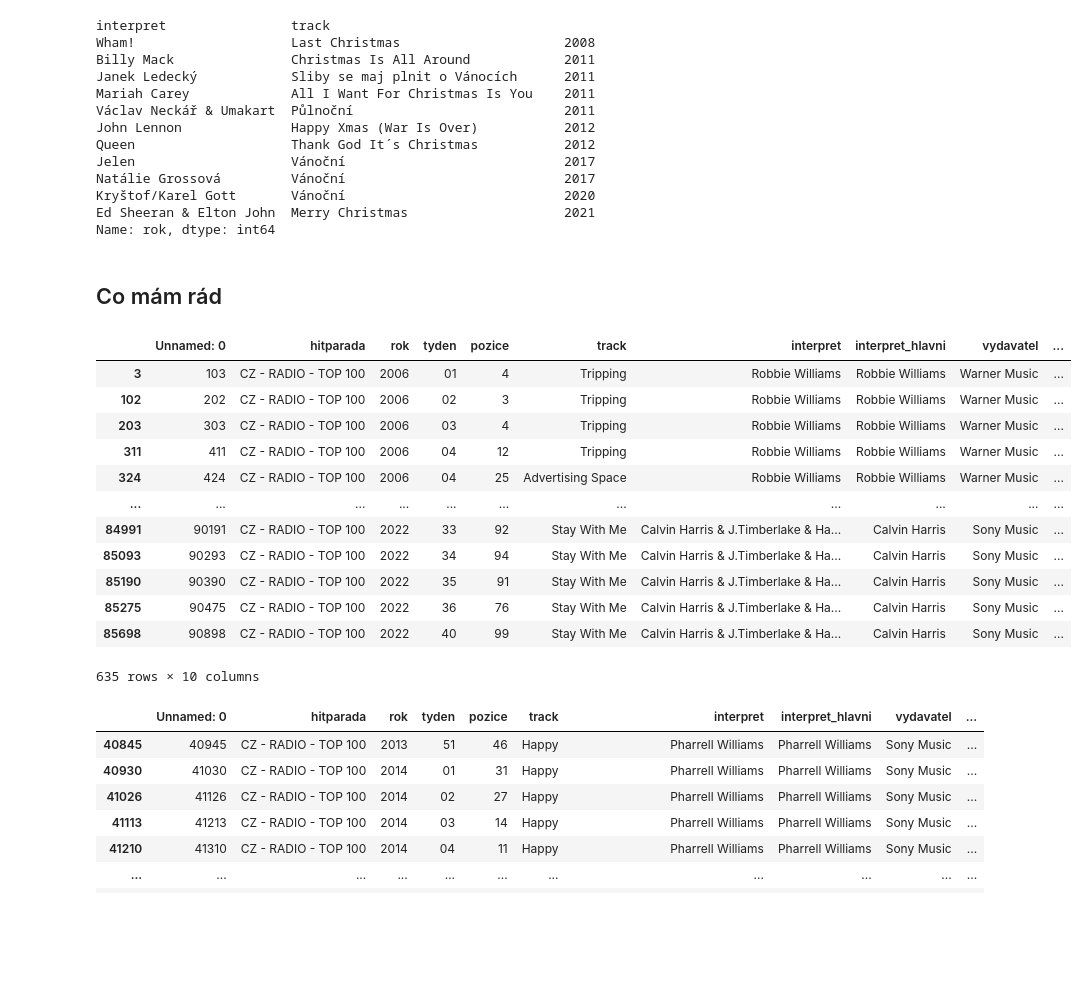
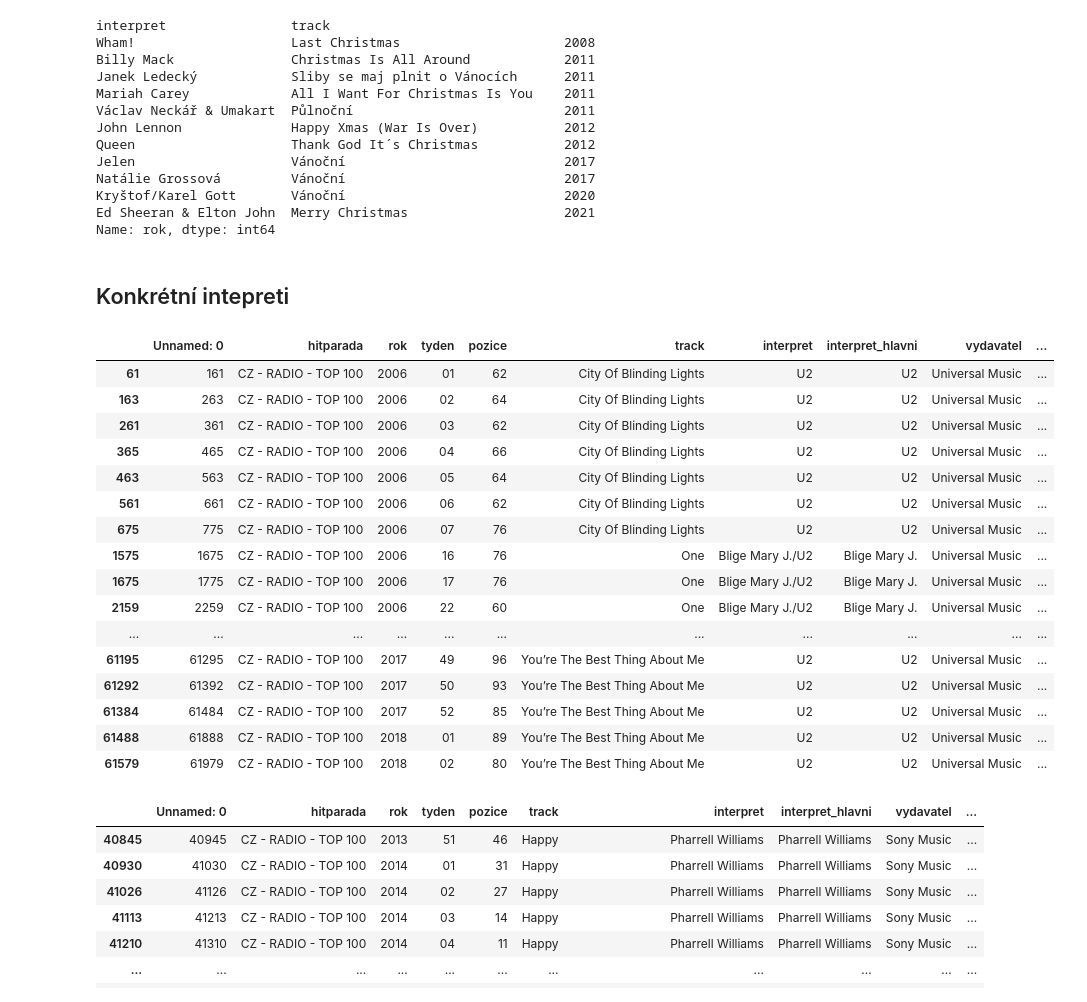
Before and after one commit to DataRozhlas/hitparady, a Jupyter notebook: 100 explorace CZ - RADIO - TOP 100.ipynb, the cells around one changed output. Saved outputs shown, nothing was run; the diff lists cells and outputs as text; code cells hidden in the pictures; blank space fills up the shorter version.

```diff
--- a/100 explorace CZ - RADIO - TOP 100.ipynb
+++ b/100 explorace CZ - RADIO - TOP 100.ipynb
@@ -16,0 +19,2 @@ df.sample(5)
+# %%
+pd.set_option('display.max_rows', None)
@@ -208,23 +277,27 @@ Kryštof/Karel Gott       Vánoční                            2020
 Ed Sheeran & Elton John  Merry Christmas                    2021
 Name: rok, dtype: int64
 # %% [markdown]
-## Co mám rád
+## Konkrétní intepreti
 # %%
-df[df['interpret'].str.lower().str.contains('williams',na=False)]
+df[df['interpret'].str.lower().str.contains('u2',na=False)]
 # %% [output]
 |  | Unnamed: 0 | hitparada | rok | tyden | pozice | track | interpret | interpret_hlavni | vydavatel | ... |
-| 3 | 103 | CZ - RADIO - TOP 100 | 2006 | 01 | 4 | Tripping | Robbie Williams | Robbie Williams | Warner Music | ... |
-| 102 | 202 | CZ - RADIO - TOP 100 | 2006 | 02 | 3 | Tripping | Robbie Williams | Robbie Williams | Warner Music | ... |
-| 203 | 303 | CZ - RADIO - TOP 100 | 2006 | 03 | 4 | Tripping | Robbie Williams | Robbie Williams | Warner Music | ... |
-| 311 | 411 | CZ - RADIO - TOP 100 | 2006 | 04 | 12 | Tripping | Robbie Williams | Robbie Williams | Warner Music | ... |
-| 324 | 424 | CZ - RADIO - TOP 100 | 2006 | 04 | 25 | Advertising Space | Robbie Williams | Robbie Williams | Warner Music | ... |
+| 61 | 161 | CZ - RADIO - TOP 100 | 2006 | 01 | 62 | City Of Blinding Lights | U2 | U2 | Universal Music | ... |
+| 163 | 263 | CZ - RADIO - TOP 100 | 2006 | 02 | 64 | City Of Blinding Lights | U2 | U2 | Universal Music | ... |
+| 261 | 361 | CZ - RADIO - TOP 100 | 2006 | 03 | 62 | City Of Blinding Lights | U2 | U2 | Universal Music | ... |
+| 365 | 465 | CZ - RADIO - TOP 100 | 2006 | 04 | 66 | City Of Blinding Lights | U2 | U2 | Universal Music | ... |
+| 463 | 563 | CZ - RADIO - TOP 100 | 2006 | 05 | 64 | City Of Blinding Lights | U2 | U2 | Universal Music | ... |
+| 561 | 661 | CZ - RADIO - TOP 100 | 2006 | 06 | 62 | City Of Blinding Lights | U2 | U2 | Universal Music | ... |
+| 675 | 775 | CZ - RADIO - TOP 100 | 2006 | 07 | 76 | City Of Blinding Lights | U2 | U2 | Universal Music | ... |
+| 1575 | 1675 | CZ - RADIO - TOP 100 | 2006 | 16 | 76 | One | Blige Mary J./U2 | Blige Mary J. | Universal Music | ... |
+| 1675 | 1775 | CZ - RADIO - TOP 100 | 2006 | 17 | 76 | One | Blige Mary J./U2 | Blige Mary J. | Universal Music | ... |
+| 2159 | 2259 | CZ - RADIO - TOP 100 | 2006 | 22 | 60 | One | Blige Mary J./U2 | Blige Mary J. | Universal Music | ... |
 | ... | ... | ... | ... | ... | ... | ... | ... | ... | ... | ... |
-| 84991 | 90191 | CZ - RADIO - TOP 100 | 2022 | 33 | 92 | Stay With Me | Calvin Harris & J.Timberlake & Ha... | Calvin Harris | Sony Music | ... |
-| 85093 | 90293 | CZ - RADIO - TOP 100 | 2022 | 34 | 94 | Stay With Me | Calvin Harris & J.Timberlake & Ha... | Calvin Harris | Sony Music | ... |
-| 85190 | 90390 | CZ - RADIO - TOP 100 | 2022 | 35 | 91 | Stay With Me | Calvin Harris & J.Timberlake & Ha... | Calvin Harris | Sony Music | ... |
-| 85275 | 90475 | CZ - RADIO - TOP 100 | 2022 | 36 | 76 | Stay With Me | Calvin Harris & J.Timberlake & Ha... | Calvin Harris | Sony Music | ... |
-| 85698 | 90898 | CZ - RADIO - TOP 100 | 2022 | 40 | 99 | Stay With Me | Calvin Harris & J.Timberlake & Ha... | Calvin Harris | Sony Music | ... |
+| 61195 | 61295 | CZ - RADIO - TOP 100 | 2017 | 49 | 96 | You’re The Best Thing About Me | U2 | U2 | Universal Music | ... |
+| 61292 | 61392 | CZ - RADIO - TOP 100 | 2017 | 50 | 93 | You’re The Best Thing About Me | U2 | U2 | Universal Music | ... |
+| 61384 | 61484 | CZ - RADIO - TOP 100 | 2017 | 52 | 85 | You’re The Best Thing About Me | U2 | U2 | Universal Music | ... |
+| 61488 | 61888 | CZ - RADIO - TOP 100 | 2018 | 01 | 89 | You’re The Best Thing About Me | U2 | U2 | Universal Music | ... |
+| 61579 | 61979 | CZ - RADIO - TOP 100 | 2018 | 02 | 80 | You’re The Best Thing About Me | U2 | U2 | Universal Music | ... |
-635 rows × 10 columns
 # %%
 df[df['interpret'].str.lower().str.contains('pharrell wi',na=False)]
 # %% [output]
```
Also changed, not shown: parts of 7 cells of this notebook, 6 other files.
